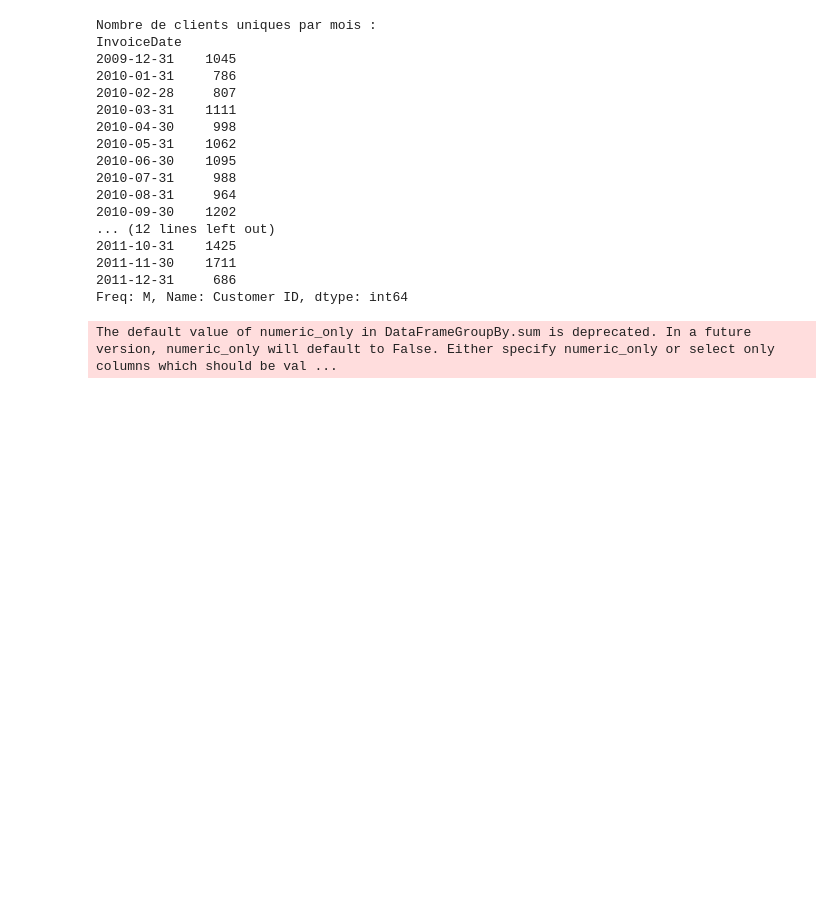
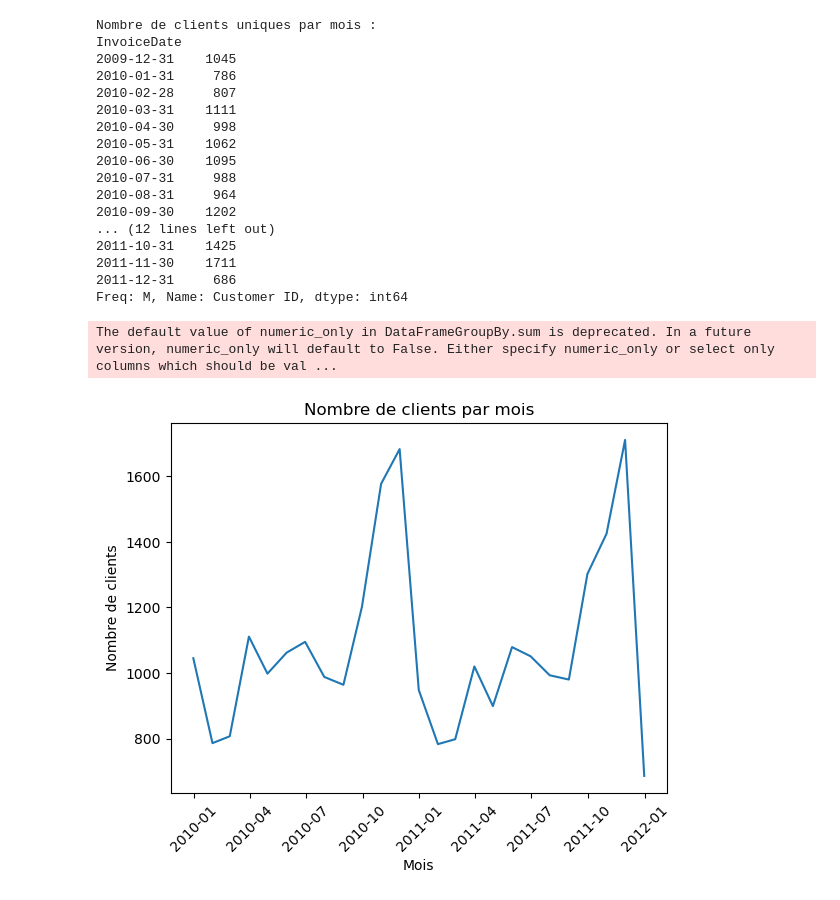
Before and after one commit to DonzerHD/Segmentation_Client, a Jupyter notebook: Notebooks/Partie_1_Segmentation_et_Visualisation/Analyse_CA.ipynb, the cells around one changed output. Saved outputs shown, nothing was run; the diff lists cells and outputs as text; code cells hidden in the pictures; blank space fills up the shorter version.

```diff
--- a/Notebooks/Partie_1_Segmentation_et_Visualisation/Analyse_CA.ipynb
+++ b/Notebooks/Partie_1_Segmentation_et_Visualisation/Analyse_CA.ipynb
@@ -449,3 +449,41 @@ fig.update_layout(
 fig.show()
 # %% [output]
 The default value of numeric_only in DataFrameGroupBy.sum is deprecated. In a future version, numeric_only will default to False. Either specify numeric_only or select only columns which should be val ...
+# %%
+import plotly.graph_objects as go
+
+# Convertir l'index en une colonne régulière
+unique_customers_by_month = unique_customers_by_month.reset_index()
+
+# Créer la figure et les lignes du graphique en utilisant Plotly
+fig = go.Figure(data=[go.Scatter(x=unique_customers_by_month['InvoiceDate'], y=unique_customers_by_month['Customer ID'], mode='lines')])
+
+# Ajouter les étiquettes et le titre
+fig.update_layout(title='Nombre de clients par mois',
+                  xaxis_title='Mois',
+                  yaxis_title='Nombre de clients')
+
+# Afficher le graphique interactif
+fig.show()
+# %%
+import seaborn as sns
+import matplotlib.pyplot as plt
+
+# Convertir la colonne "InvoiceDate" en format de date
+unique_customers_by_month['InvoiceDate'] = pd.to_datetime(unique_customers_by_month['InvoiceDate'])
+
+# Créer le line plot avec Seaborn
+sns.lineplot(data=unique_customers_by_month, x='InvoiceDate', y='Customer ID')
+
+# Ajouter les étiquettes et le titre
+plt.title('Nombre de clients par mois')
+plt.xlabel('Mois')
+plt.ylabel('Nombre de clients')
+
+# Faire pivoter les étiquettes de l'axe x pour une meilleure lisibilité
+plt.xticks(rotation=45)
+
+# Afficher le graphique
+plt.show()
+# %% [output]
+[figure, added]
```
